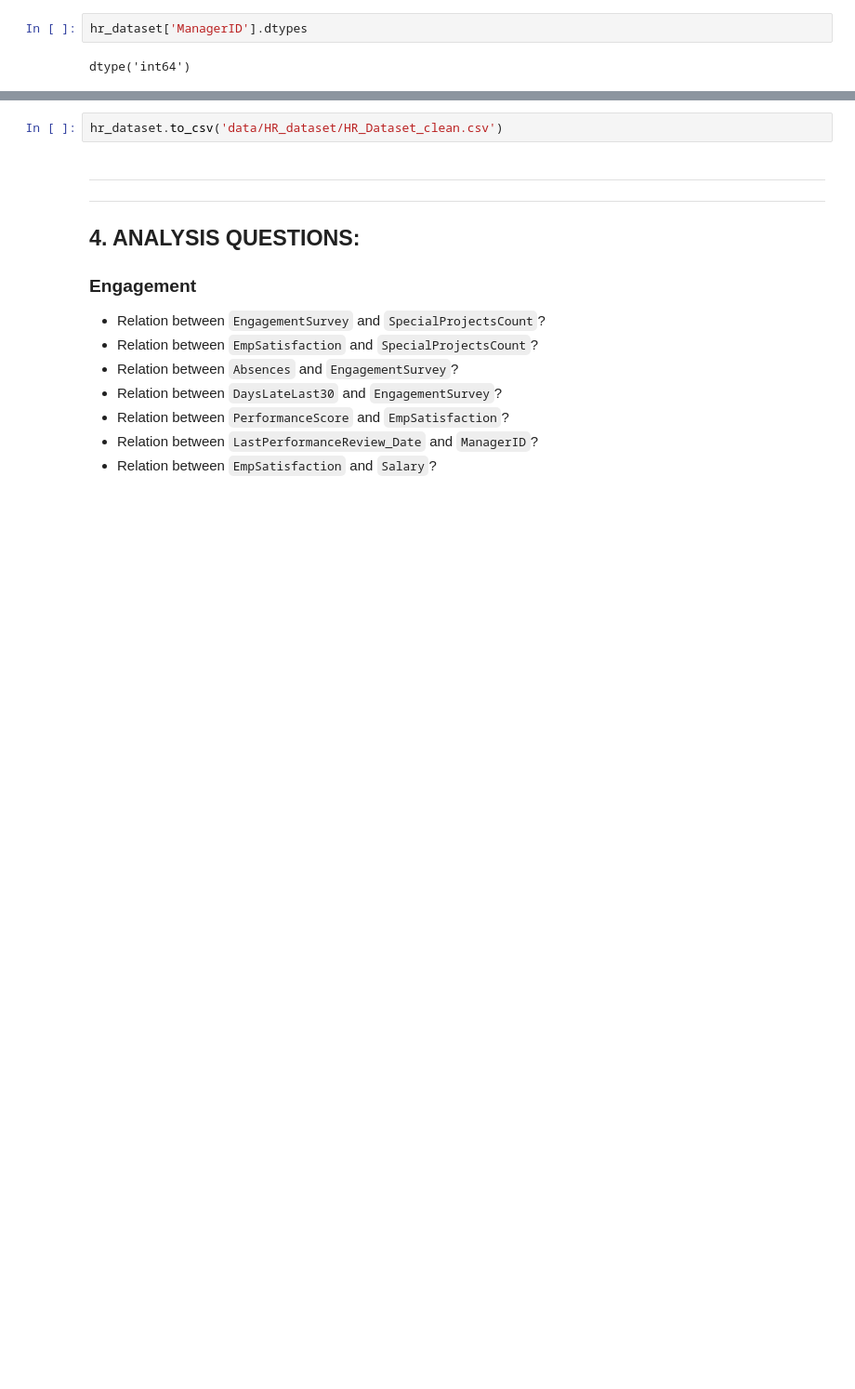
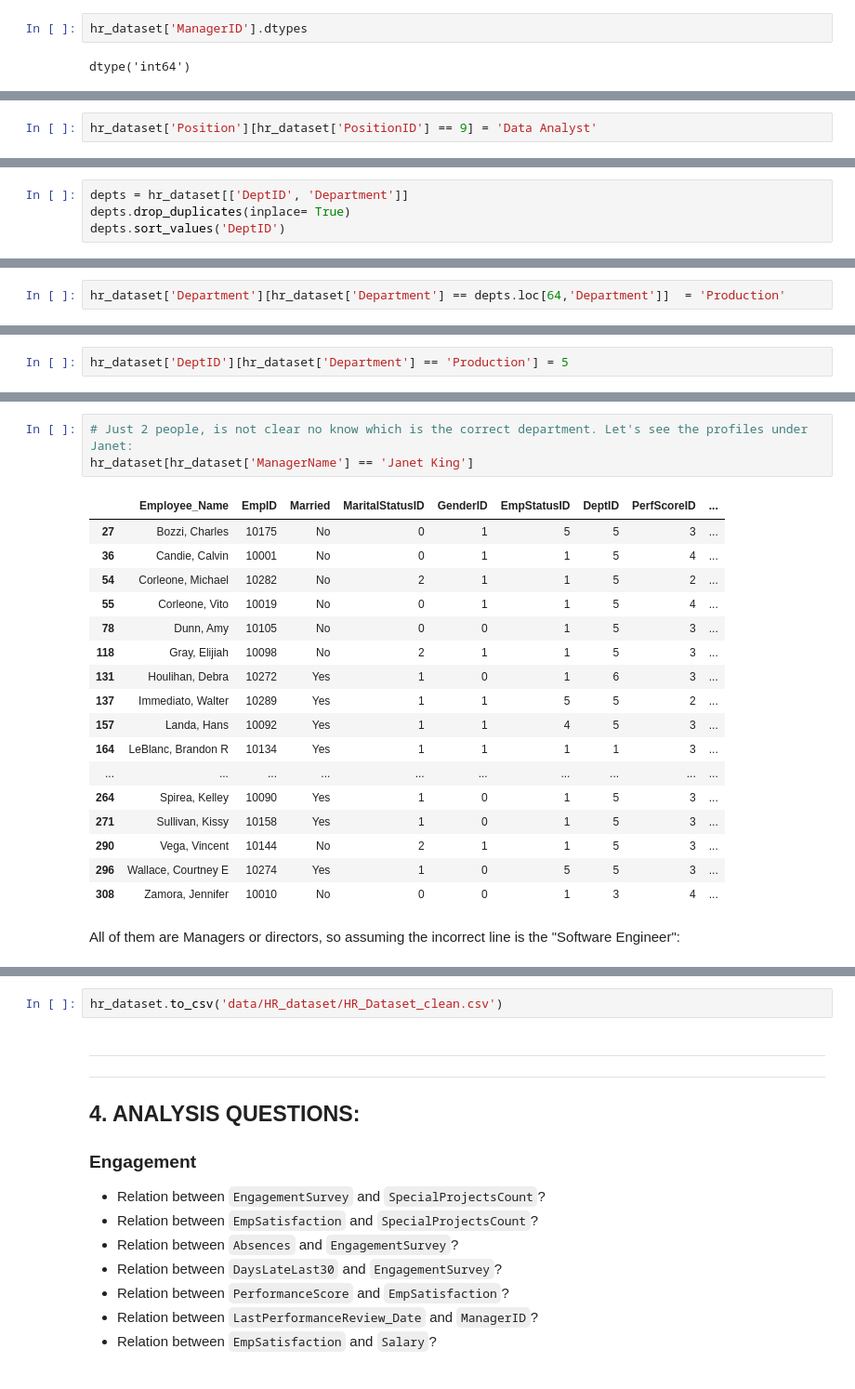
Before and after one commit to AnaSeoane/HR-Project, a Jupyter notebook: 1.Exploring_HRDataset.ipynb, the cells around one changed output, grey strips where cells are left out. Shown at 93% size. Saved outputs shown, nothing was run; the diff lists cells and outputs as text; blank space fills up the shorter version.

```diff
--- a/1.Exploring_HRDataset.ipynb
+++ b/1.Exploring_HRDataset.ipynb
@@ -303,0 +402,2 @@ dtype('int64')
+# %%
+hr_dataset['Position'][hr_dataset['PositionID'] == 9] = 'Data Analyst'
@@ -303,0 +418,4 @@ dtype('int64')
+# %%
+depts = hr_dataset[['DeptID', 'Department']]
+depts.drop_duplicates(inplace= True)
+depts.sort_values('DeptID')
@@ -303,0 +442,2 @@ dtype('int64')
+# %%
+hr_dataset['Department'][hr_dataset['Department'] == depts.loc[64,'Department']]  = 'Production'
@@ -303,0 +475,2 @@ dtype('int64')
+# %%
+hr_dataset['DeptID'][hr_dataset['Department'] == 'Production'] = 5
@@ -303,0 +532,23 @@ dtype('int64')
+# %%
+# Just 2 people, is not clear no know which is the correct department. Let's see the profiles under Janet:
+hr_dataset[hr_dataset['ManagerName'] == 'Janet King']
+# %% [output]
+|  | Employee_Name | EmpID | Married | MaritalStatusID | GenderID | EmpStatusID | DeptID | PerfScoreID | ... |
+| 27 | Bozzi, Charles | 10175 | No | 0 | 1 | 5 | 5 | 3 | ... |
+| 36 | Candie, Calvin | 10001 | No | 0 | 1 | 1 | 5 | 4 | ... |
+| 54 | Corleone, Michael | 10282 | No | 2 | 1 | 1 | 5 | 2 | ... |
+| 55 | Corleone, Vito | 10019 | No | 0 | 1 | 1 | 5 | 4 | ... |
+| 78 | Dunn, Amy | 10105 | No | 0 | 0 | 1 | 5 | 3 | ... |
+| 118 | Gray, Elijiah | 10098 | No | 2 | 1 | 1 | 5 | 3 | ... |
+| 131 | Houlihan, Debra | 10272 | Yes | 1 | 0 | 1 | 6 | 3 | ... |
+| 137 | Immediato, Walter | 10289 | Yes | 1 | 1 | 5 | 5 | 2 | ... |
+| 157 | Landa, Hans | 10092 | Yes | 1 | 1 | 4 | 5 | 3 | ... |
+| 164 | LeBlanc, Brandon R | 10134 | Yes | 1 | 1 | 1 | 1 | 3 | ... |
+| ... | ... | ... | ... | ... | ... | ... | ... | ... | ... |
+| 264 | Spirea, Kelley | 10090 | Yes | 1 | 0 | 1 | 5 | 3 | ... |
+| 271 | Sullivan, Kissy | 10158 | Yes | 1 | 0 | 1 | 5 | 3 | ... |
+| 290 | Vega, Vincent | 10144 | No | 2 | 1 | 1 | 5 | 3 | ... |
+| 296 | Wallace, Courtney E | 10274 | Yes | 1 | 0 | 5 | 5 | 3 | ... |
+| 308 | Zamora, Jennifer | 10010 | No | 0 | 0 | 1 | 3 | 4 | ... |
+# %% [markdown]
+All of them are Managers or directors, so assuming the incorrect line is the "Software Engineer":
```
Also changed, not shown: parts of 37 cells of this notebook, 20 other files.
